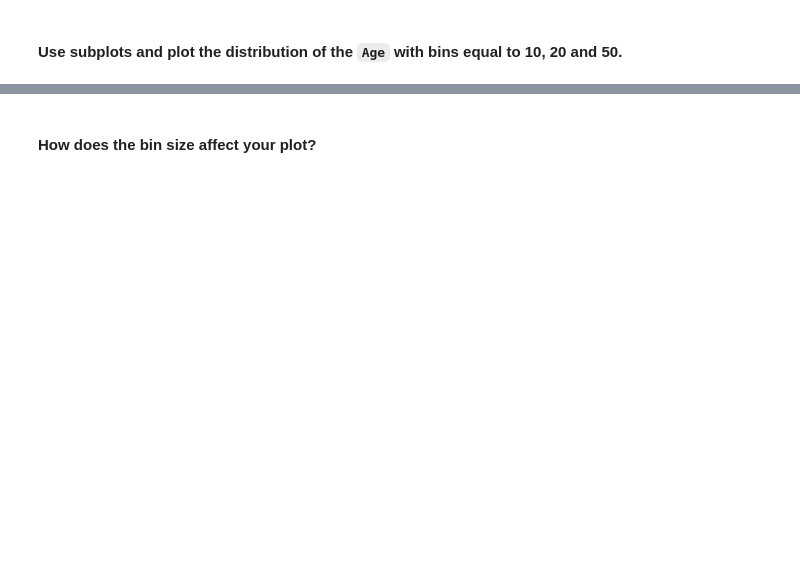
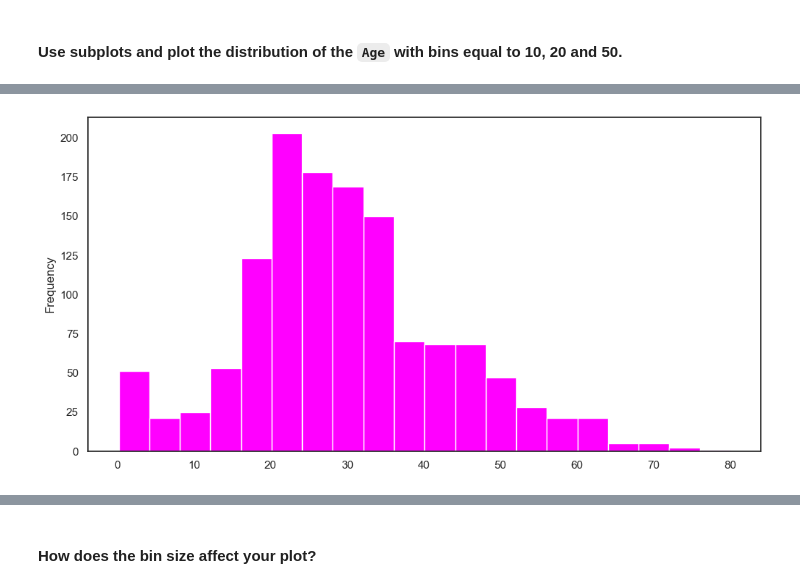
Before and after one commit to Ironhack-Data-Madrid-Octubre-2023/5.2-lab_matplotlib_seaborn, a Jupyter notebook: your-code/main.ipynb, the cells around one changed output, grey strips where cells are left out. Saved outputs shown, nothing was run; the diff lists cells and outputs as text; code cells hidden in the pictures; blank space fills up the shorter version.

```diff
--- a/your-code/main.ipynb
+++ b/your-code/main.ipynb
@@ -116,0 +174,4 @@ for e in columns:
+# %%
+titanic['Age'].plot.hist(bins = 20, color = 'magenta');
+# %% [output]
+[figure, added]
```
Also changed, not shown: parts of 32 cells of this notebook.
